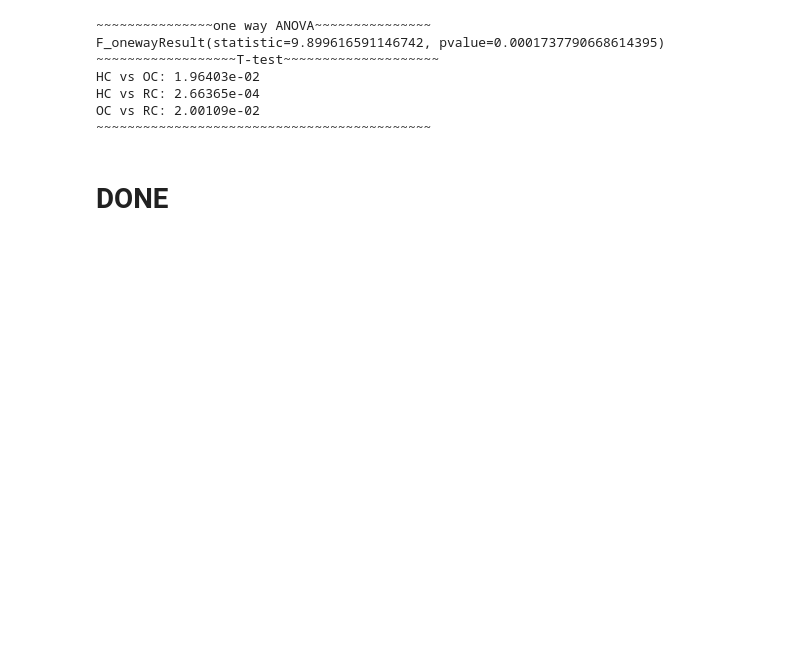
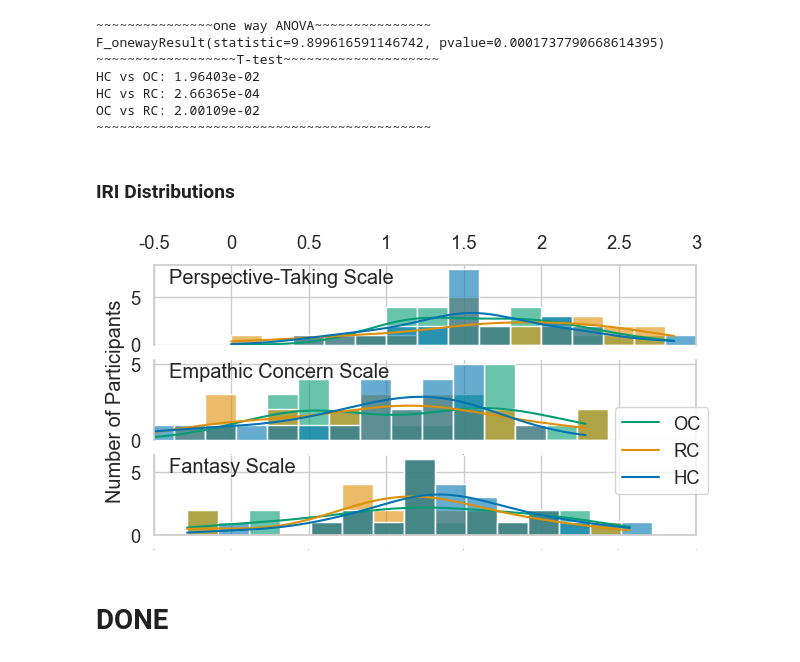
Before and after one commit to Joao-Tiago-Almeida/HRI2023---Conference-Paper, a Jupyter notebook: main.ipynb, the cells around one changed output. Cells and saved outputs as stored; diff of their text form; code cells hidden in the pictures; blank space fills up the shorter version.

Commit message:
add IRI distribution

```diff
--- a/main.ipynb
+++ b/main.ipynb
@@ -780,6 +781,43 @@ HC vs OC: 1.96403e-02
 HC vs RC: 2.66365e-04
 OC vs RC: 2.00109e-02
 ~~~~~~~~~~~~~~~~~~~~~~~~~~~~~~~~~~~~~~~~~~~
+# %% [markdown]
+### IRI Distributions
+# %%
+alpha=.6
+binwidth=.2
+multiple="layer"
+
+fig, axes = plt.subplots(len(metric), figsize=(7, 3.5))
+
+sns.histplot(data=df.fillna(0), x='Perspective-Taking Scale', hue="Condition", binwidth=binwidth, kde=True, alpha=alpha, multiple=multiple, ax=axes[0], legend=False)
+sns.despine(top=False, right=False, left=False, bottom=True, ax=axes[0])
+axes[0].set_xticklabels([-.5, 0, .5, 1, 1.5, 2, 2.5, 3])
+axes[0].set_xlim(-.5,3)
+axes[0].set_ylabel("")
+axes[0].set_xlabel("")
+plt.text(-.4,20, "Perspective-Taking Scale")
+
+sns.histplot(data=df.fillna(0), x='Empathic Concern Scale', hue="Condition", binwidth=binwidth, kde=True, alpha=alpha, multiple=multiple, ax=axes[1], legend=False)
+sns.despine(top=True, right=False, left=False, bottom=True, ax=axes[1])
+axes[1].set_xticklabels([-.5, 0, .5, 1, 1.5, 2, 2.5, 3], fontdict={'fontsize': 0})
+axes[1].set_xlim(-.5,3)
+axes[1].set_ylabel("Number of Participants")
+axes[1].set_xlabel("")
+plt.text(-.4,12.5, "Empathic Concern Scale")
+
+sns.histplot(data=df.fillna(0), x='Fantasy Scale', hue="Condition", binwidth=binwidth, kde=True, alpha=alpha, multiple=multiple, ax=axes[2], legend=False)
+sns.despine(top=True, right=False, left=False, bottom=False, ax=axes[2])
+axes[2].set_xticklabels([-.5, 0, .5, 1, 1.5, 2, 2.5, 3], fontdict={'fontsize': 0})
+axes[2].set_xlim(-.5,3)
+axes[2].set_ylabel("")
+axes[2].set_xlabel("")
+plt.text(-.4,5, "Fantasy Scale")
+
+fig.legend(['OC','RC','HC'],bbox_to_anchor=(.93,.5))
+plt.savefig("figures/IRI Distribution.pdf",bbox_inches='tight')
+# %% [output]
+[figure, added]
 # %% [markdown]
 # DONE
 # %%
```
Also changed, not shown: parts of 5 cells of this notebook, 6 other files.
